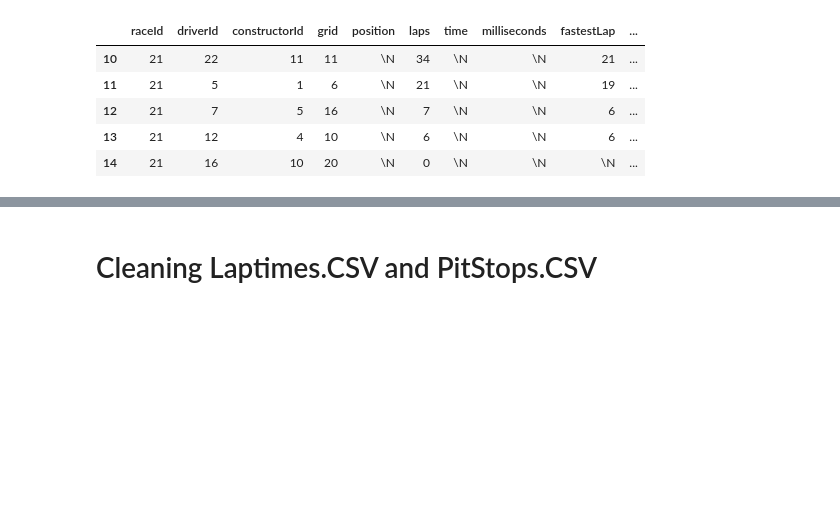
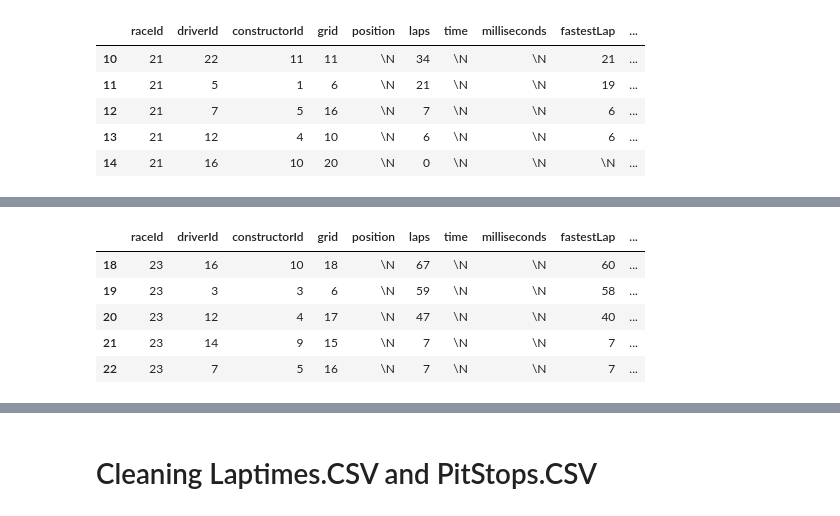
Before and after one commit to georgetown-analytics/Formula1, a Jupyter notebook: f1data_wrangling_framework.ipynb, the cells around one changed output, grey strips where cells are left out. Cells and saved outputs as stored; diff of their text form; code cells hidden in the pictures; blank space fills up the shorter version.

```diff
--- a/f1data_wrangling_framework.ipynb
+++ b/f1data_wrangling_framework.ipynb
@@ -34,7 +34,7 @@ print(os.getcwd())
 # After filtering is complete, join these dataframes on the appropriate key values
 # Appropriate key value: RaceID
 # %%
-results = pd.read_csv("/Users/jamesbifulco/Desktop/Capstone_Data_Storage/results.csv")
+results = pd.read_csv("/Users/jamesbifulco/Desktop/f1capstonerepo/githubrepo/results.csv")
 # %%
 results.head()
 # %% [output]
@@ -90,7 +90,7 @@ resultsfiltered.head()
 # And then join it with resultsfiltered ON RaceId
 #-> check with team that this is valid
 # %%
-races = pd.read_csv("/Users/jamesbifulco/Desktop/Capstone_Data_Storage/races.csv")
+races = pd.read_csv("/Users/jamesbifulco/Desktop/f1capstonerepo/githubrepo/races.csv")
 # %%
 races.head()
 # %% [output]
@@ -160,0 +175,12 @@ locationconfirmation = results_and_races_in_MMB["name"].tolist()
+# %%
+#MONACO
+monaco = [6]
+results_and_races_in_monaco = results_and_races[results_and_races['circuitId'].isin(monaco)]
+results_and_races_in_monaco.head()
+# %% [output]
+|  | raceId | driverId | constructorId | grid | position | laps | time | milliseconds | fastestLap | ... |
+| 18 | 23 | 16 | 10 | 18 | \N | 67 | \N | \N | 60 | ... |
+| 19 | 23 | 3 | 3 | 6 | \N | 59 | \N | \N | 58 | ... |
+| 20 | 23 | 12 | 4 | 17 | \N | 47 | \N | \N | 40 | ... |
+| 21 | 23 | 14 | 9 | 15 | \N | 7 | \N | \N | 7 | ... |
+| 22 | 23 | 7 | 5 | 16 | \N | 7 | \N | \N | 7 | ... |
```
Also changed, not shown: parts of 10 cells of this notebook.
